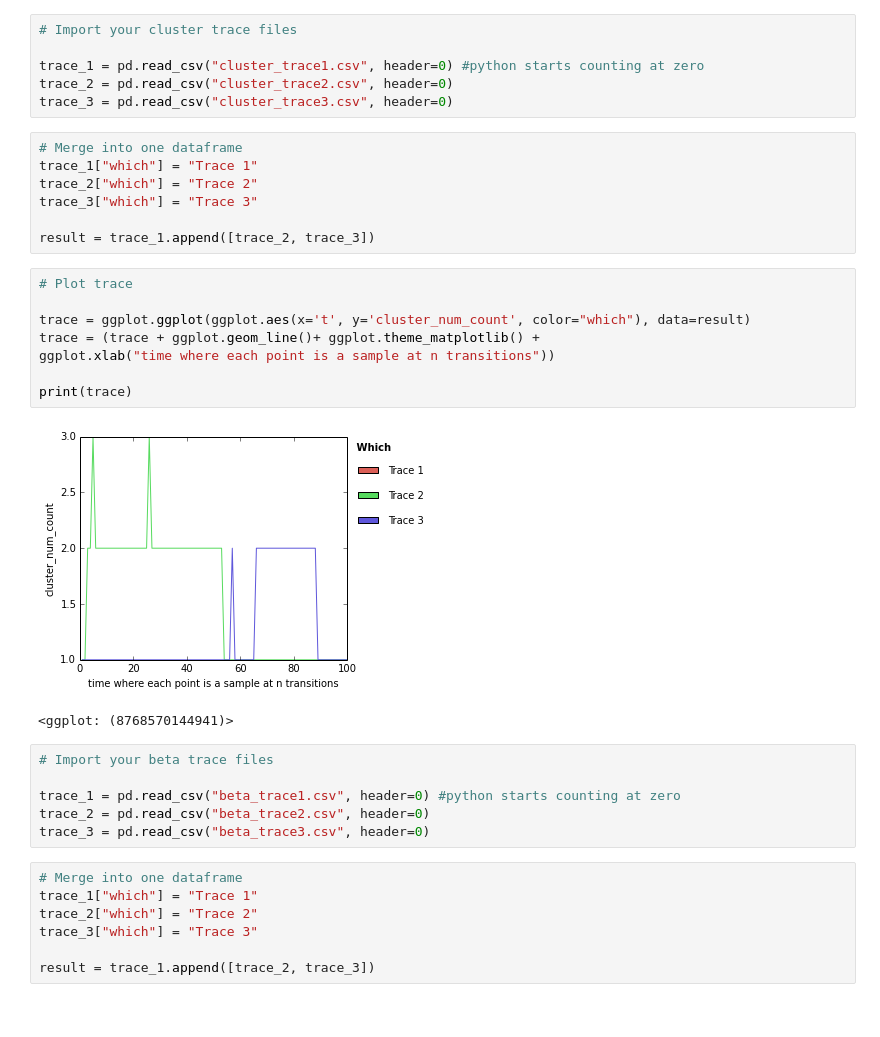
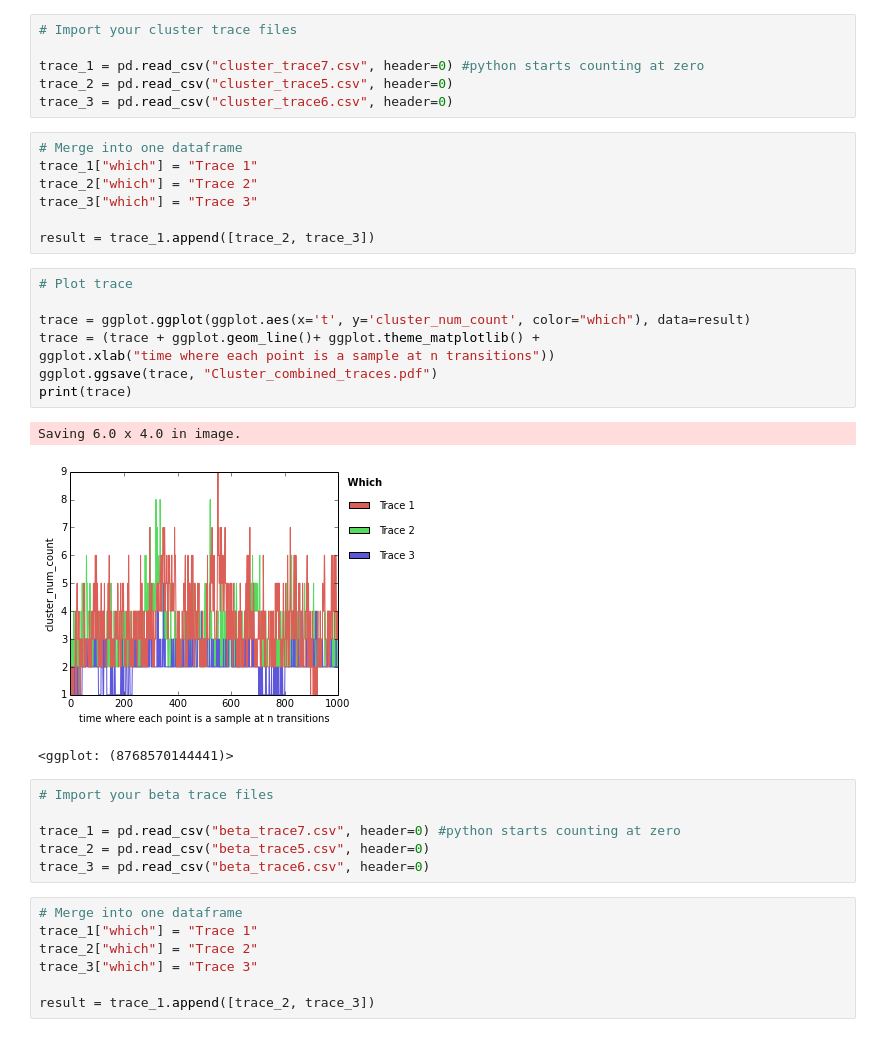
Before and after one commit to ap728/ppl-hormones, a Jupyter notebook: src/Warm-Fuzzy-Caterpillars.ipynb, the cells around one changed output. Cells and saved outputs as stored; diff of their text form.

```diff
--- a/src/Warm-Fuzzy-Caterpillars.ipynb
+++ b/src/Warm-Fuzzy-Caterpillars.ipynb
@@ -11,9 +11,9 @@ import ggplot
 # %%
 # Import your cluster trace files
 
-trace_1 = pd.read_csv("cluster_trace1.csv", header=0) #python starts counting at zero
-trace_2 = pd.read_csv("cluster_trace2.csv", header=0)
-trace_3 = pd.read_csv("cluster_trace3.csv", header=0)
+trace_1 = pd.read_csv("cluster_trace7.csv", header=0) #python starts counting at zero
+trace_2 = pd.read_csv("cluster_trace5.csv", header=0)
+trace_3 = pd.read_csv("cluster_trace6.csv", header=0)
 # %%
 # Merge into one dataframe
 trace_1["which"] = "Trace 1"
@@ -24,20 +24,21 @@ result = trace_1.append([trace_2, trace_3])
 # %%
 # Plot trace
 
 trace = ggplot.ggplot(ggplot.aes(x='t', y='cluster_num_count', color="which"), data=result)
 trace = (trace + ggplot.geom_line()+ ggplot.theme_matplotlib() +
 ggplot.xlab("time where each point is a sample at n transitions"))
-
+ggplot.ggsave(trace, "Cluster_combined_traces.pdf")
 print(trace)
 # %% [output]
+Saving 6.0 x 4.0 in image.
-[figure, old version]
+[figure, new version]
-<ggplot: (8768570144941)>
+<ggplot: (8768570144441)>
 # %%
 # Import your beta trace files
 
-trace_1 = pd.read_csv("beta_trace1.csv", header=0) #python starts counting at zero
-trace_2 = pd.read_csv("beta_trace2.csv", header=0)
-trace_3 = pd.read_csv("beta_trace3.csv", header=0)
+trace_1 = pd.read_csv("beta_trace7.csv", header=0) #python starts counting at zero
+trace_2 = pd.read_csv("beta_trace5.csv", header=0)
+trace_3 = pd.read_csv("beta_trace6.csv", header=0)
 # %%
 # Merge into one dataframe
 trace_1["which"] = "Trace 1"
```
Also changed, not shown: parts of 1 cell of this notebook, 3 other files.
